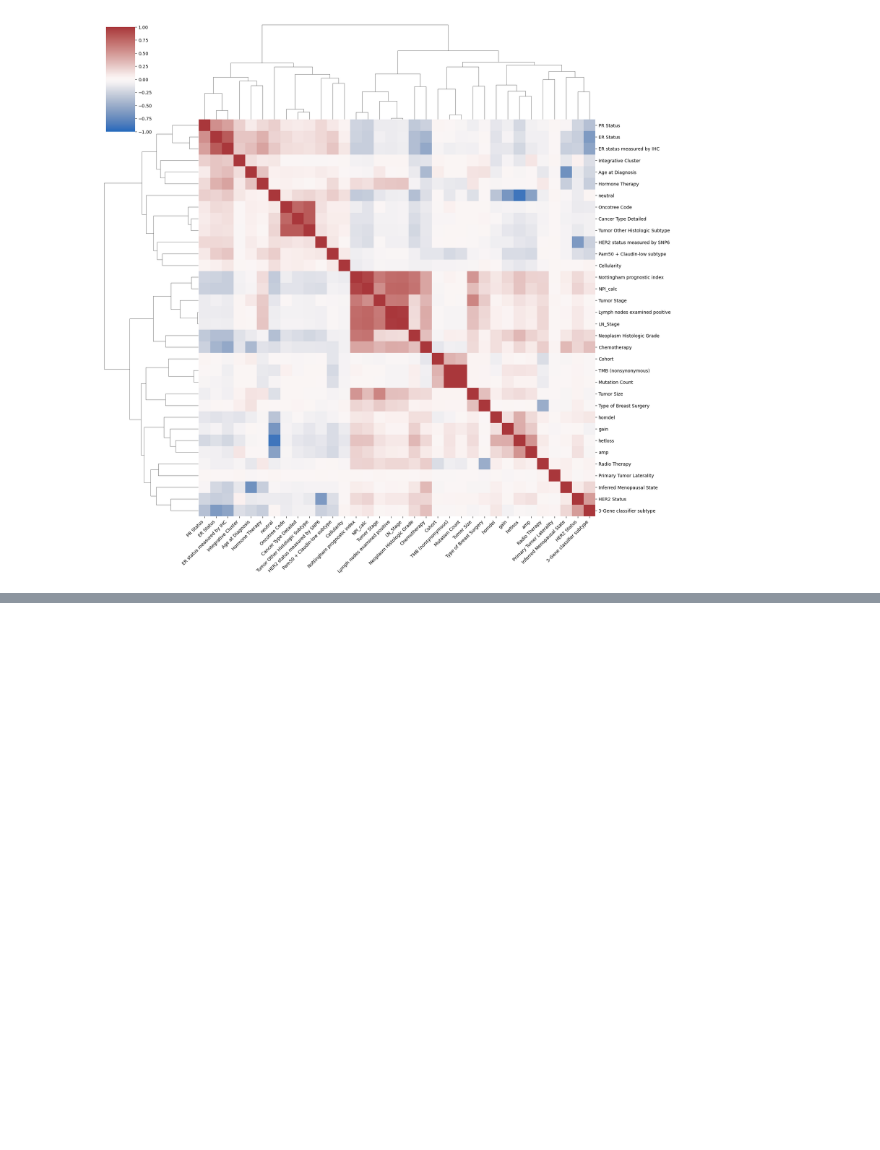
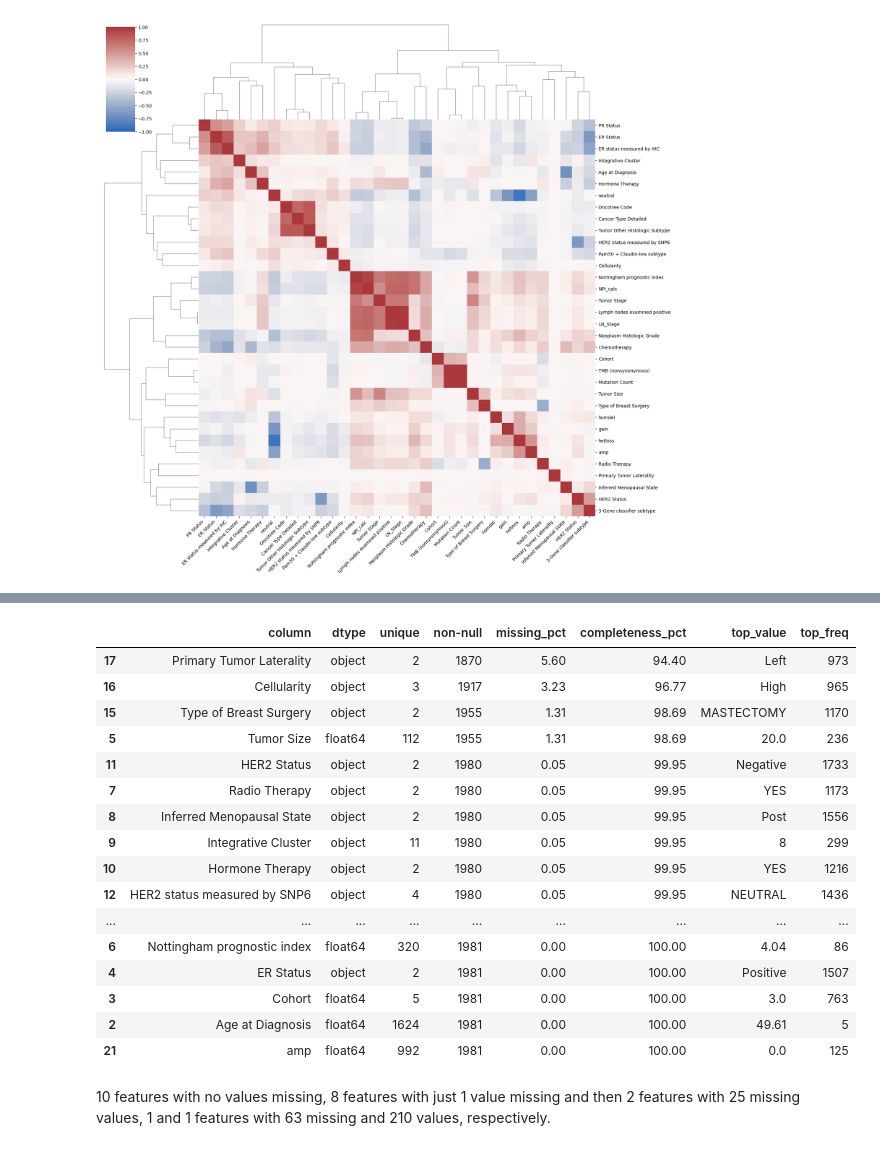
Before and after one commit to Erdos-Projects/summer26-breast-cancer-survival, a Jupyter notebook: checkpoint2_gopal.ipynb, the cells around one changed output, grey strips where cells are left out. Cells and saved outputs as stored; diff of their text form; code cells hidden in the pictures; blank space fills up the shorter version.

Commit message:
Final data with final features

```diff
--- a/checkpoint2_gopal.ipynb
+++ b/checkpoint2_gopal.ipynb
@@ -658,9 +660,13 @@ Index(['TMB (nonsynonymous)', 'Cancer Type Detailed', 'Oncotree Code',
       dtype='object')
 # %%
 # List of columns that should be dropped as they are either IDs or targets
-dropcols = ['Patient ID', 'Sample ID', 'Relapse Free Status', 'Relapse Free Status (Months)', 'Relapse Free Status (Years)',
+dropcols = ['Sample ID', 'Relapse Free Status', 'Relapse Free Status (Months)', 'Relapse Free Status (Years)',
     'Overall Survival Status', 'Overall Survival (Months)', 'Overall Survival (Years)', "Patient's Vital Status"]
 
+merged_org = merged.copy() # Save a copy of the previous dataset to make sure we do not change it in later stage.
+
+merged = merged.set_index(['Patient ID'])
+
 merged = merged.drop(columns=dropcols)
 # %%
 import matplotlib.pyplot as plt
@@ -691,0 +718,7 @@ plt.show()
+# %%
+drop_cols_after_multicolinearity = ['PR Status', 'ER status measured by IHC', 'Cancer Type Detailed', 'Tumor Other Histologic Subtype',
+    'NPI_calc', 'LN_Stage', 'Lymph nodes examined positive', 'Neoplasm Histologic Grade', 'Tumor Stage',
+    'Mutation Count', '3-Gene classifier subtype', 'neutral']
+
+merged= merged.drop(columns=drop_cols_after_multicolinearity)
+merged
@@ -691,0 +740,47 @@ plt.show()
+# %%
+df_enc = merged.copy()
+total = len(df_enc)
+audit_rows = []
+
+for col in df_enc.columns:
+    n_unique = df_enc[col].nunique() # Get total number of unique values in a column
+    n_null = df_enc[col].isna().sum() # Get the missing values per column
+    pct_missing = (n_null / total)*100
+    pct_complete = (1 - n_null / total) * 100 # 1-null columns = percentage completeness of a column (feature)
+    dtype = str(df_enc[col].dtype) # Data type of each column
+    top_val = df_enc[col].mode().iloc[0] if not df_enc[col].mode().empty else 'N/A' # add most frequent value per column if mode is present else NA
+    top_freq = df_enc[col].value_counts().iloc[0] if n_unique > 0 else 0 # Get the frequency count per column
+
+    audit_rows.append({
+        'column': col,
+        'dtype': dtype,
+        'unique': n_unique,
+        'non-null': total - n_null,
+        'missing_pct': round(pct_missing,2),
+        'completeness_pct': round(pct_complete, 2),
+        'top_value': top_val,
+        'top_freq': top_freq,
+    })
+
+audit_df = pd.DataFrame(audit_rows).sort_values('missing_pct', ascending=False)
+audit_df
+# %% [output]
+|  | column | dtype | unique | non-null | missing_pct | completeness_pct | top_value | top_freq |
+| 17 | Primary Tumor Laterality | object | 2 | 1870 | 5.60 | 94.40 | Left | 973 |
+| 16 | Cellularity | object | 3 | 1917 | 3.23 | 96.77 | High | 965 |
+| 15 | Type of Breast Surgery | object | 2 | 1955 | 1.31 | 98.69 | MASTECTOMY | 1170 |
+| 5 | Tumor Size | float64 | 112 | 1955 | 1.31 | 98.69 | 20.0 | 236 |
+| 11 | HER2 Status | object | 2 | 1980 | 0.05 | 99.95 | Negative | 1733 |
+| 7 | Radio Therapy | object | 2 | 1980 | 0.05 | 99.95 | YES | 1173 |
+| 8 | Inferred Menopausal State | object | 2 | 1980 | 0.05 | 99.95 | Post | 1556 |
+| 9 | Integrative Cluster | object | 11 | 1980 | 0.05 | 99.95 | 8 | 299 |
+| 10 | Hormone Therapy | object | 2 | 1980 | 0.05 | 99.95 | YES | 1216 |
+| 12 | HER2 status measured by SNP6 | object | 4 | 1980 | 0.05 | 99.95 | NEUTRAL | 1436 |
+| ... | ... | ... | ... | ... | ... | ... | ... | ... |
+| 6 | Nottingham prognostic index | float64 | 320 | 1981 | 0.00 | 100.00 | 4.04 | 86 |
+| 4 | ER Status | object | 2 | 1981 | 0.00 | 100.00 | Positive | 1507 |
+| 3 | Cohort | float64 | 5 | 1981 | 0.00 | 100.00 | 3.0 | 763 |
+| 2 | Age at Diagnosis | float64 | 1624 | 1981 | 0.00 | 100.00 | 49.61 | 5 |
+| 21 | amp | float64 | 992 | 1981 | 0.00 | 100.00 | 0.0 | 125 |
+# %% [markdown]
+10 features with no values missing, 8 features with just 1 value missing and then 2 features with 25 missing values, 1 and 1 features with 63 missing and 210 values, respectively.
```
Also changed, not shown: parts of 7 cells of this notebook, 2 other files.
